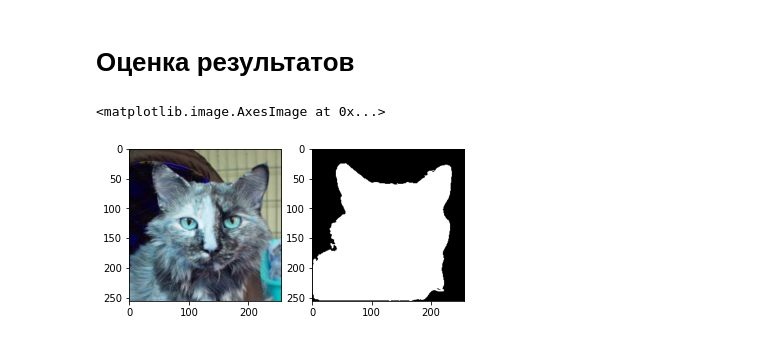
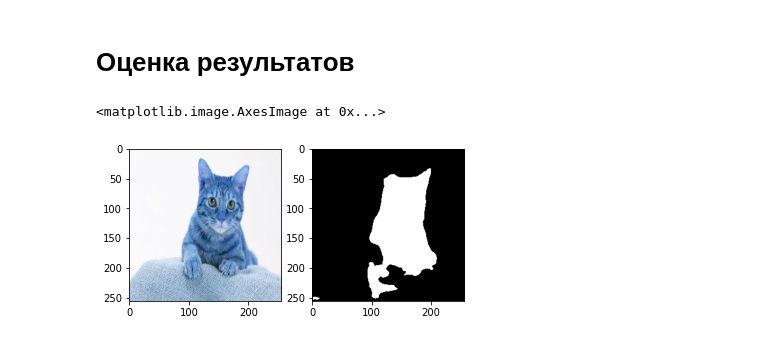
Before and after one commit to delhian/ComputerVision, a Jupyter notebook: Home Tasks/HT1_block_sf_unet_task.ipynb, the cells around one changed output. Cells and saved outputs as stored; diff of their text form; code cells hidden in the pictures.

```diff
--- a/Home Tasks/HT1_block_sf_unet_task.ipynb
+++ b/Home Tasks/HT1_block_sf_unet_task.ipynb
@@ -223,7 +223,7 @@ model = UNet(n_channels=3, n_classes = 1);#UNet(n_class = 2);
 model.cuda()
 opt = torch.optim.Adam(model.parameters() , lr = learning_rate)
 
-num_epochs = 200
+num_epochs = 500
 train_loss = []
 
 for epoch in range(num_epochs):
@@ -252,17 +252,17 @@ for epoch in range(num_epochs):
 # %% [markdown]
 # Оценка результатов
 # %%
-im = cv2.imread('/content/Train_Data/input/cat.10.jpg')
+im = cv2.imread('/content/Train_Data/input/Harakter-ryizhey-koshki.jpg')
 im = cv2.resize(im, (256, 256))
 plt.subplot(121)
 plt.imshow(im)
 
 im = torch.FloatTensor(im)
 
 a = model.forward(im.permute(2, 0, 1)[None, :].cuda()).squeeze().detach().cpu()
 a = torch.nn.Sigmoid()(a).numpy()
 plt.subplot(122)
 plt.imshow(a>0.5, cmap='gray')
 # %% [output]
 <matplotlib.image.AxesImage at 0x...>
-[figure, old version]
+[figure, new version]
```
Also changed, not shown: parts of 2 cells of this notebook.
